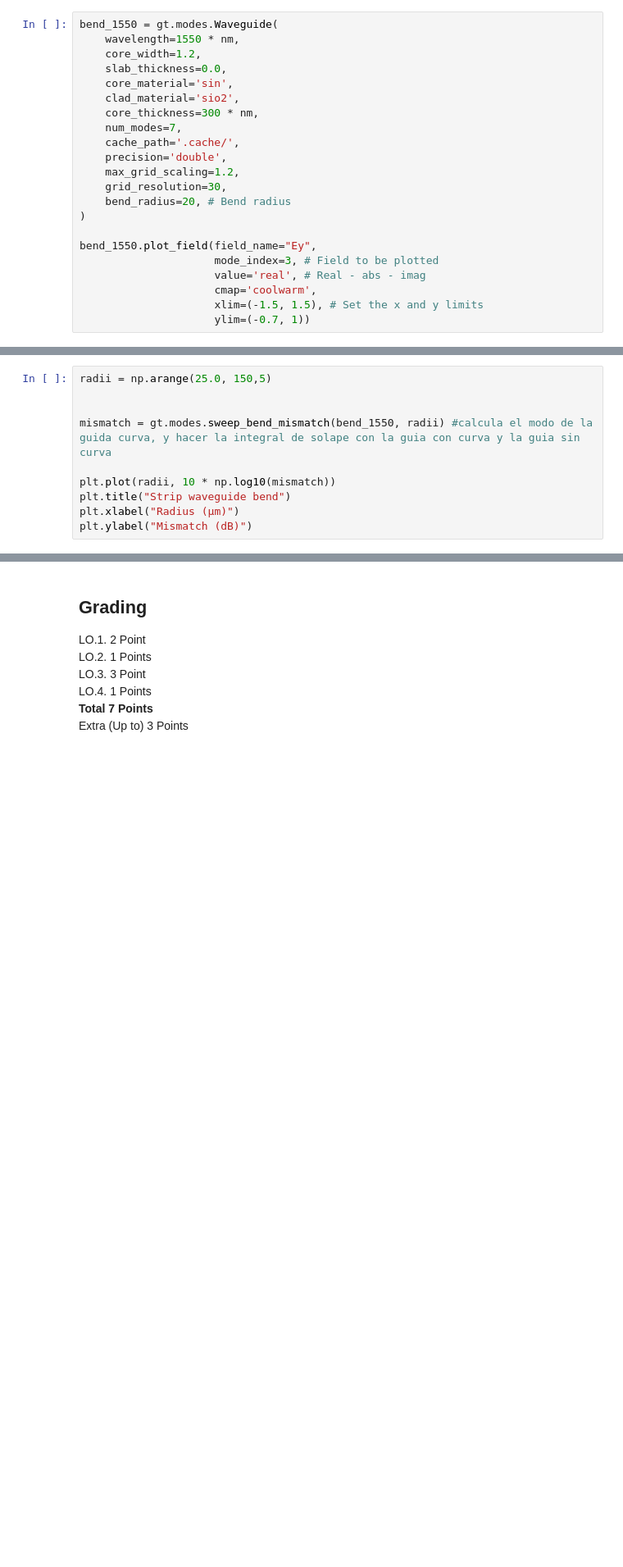
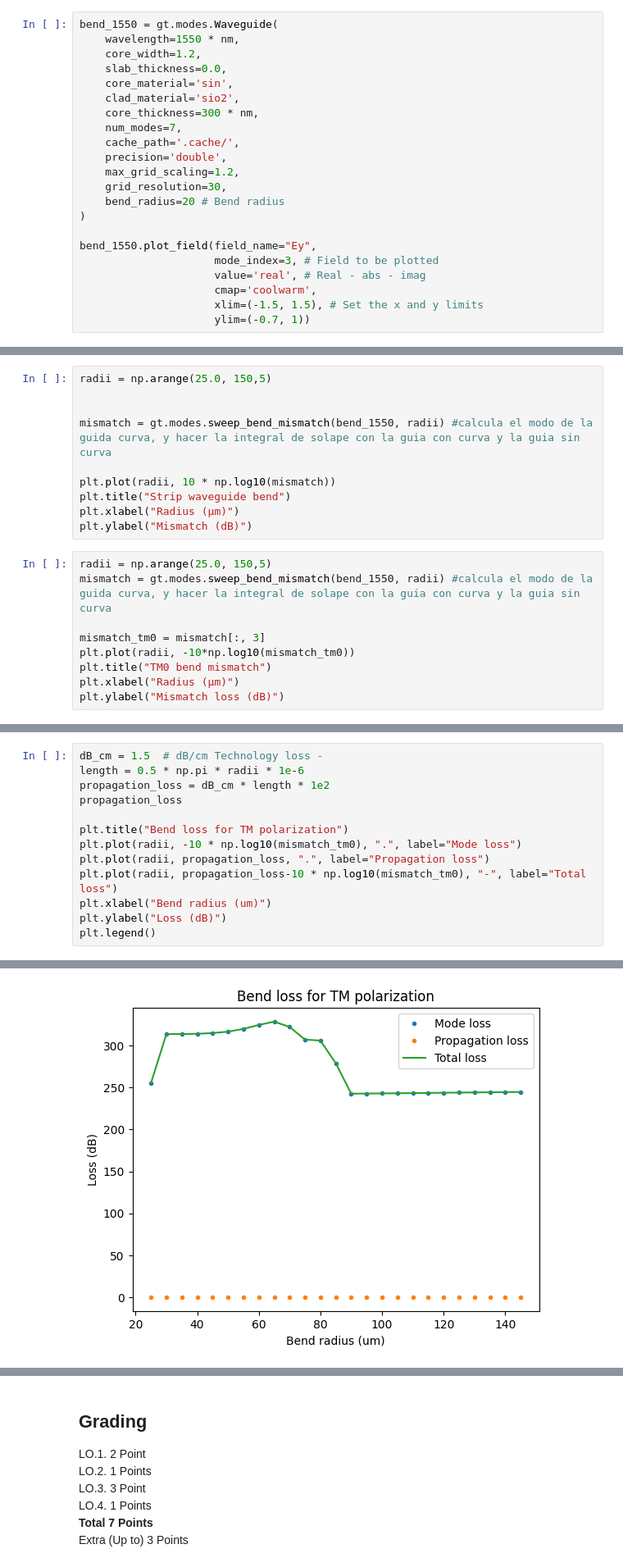
Before and after one commit to RobertoFernandezSevilla/pic-upv-lab1, a Jupyter notebook: WAVEGUIDES_Student.ipynb, the cells around one changed output, grey strips where cells are left out. Shown at 82% size. Saved outputs shown, nothing was run; the diff lists cells and outputs as text; blank space fills up the shorter version.

```diff
--- a/WAVEGUIDES_Student.ipynb
+++ b/WAVEGUIDES_Student.ipynb
@@ -812,7 +812,7 @@ bend_1550 = gt.modes.Waveguide(
     precision='double',
     max_grid_scaling=1.2,
     grid_resolution=30,
-    bend_radius=20, # Bend radius
+    bend_radius=20 # Bend radius
 )
 
 bend_1550.plot_field(field_name="Ey",
@@ -854,3 +859,12 @@ plt.plot(radii, 10 * np.log10(mismatch))
 plt.title("Strip waveguide bend")
 plt.xlabel("Radius (μm)")
 plt.ylabel("Mismatch (dB)")
+# %%
+radii = np.arange(25.0, 150,5)
+mismatch = gt.modes.sweep_bend_mismatch(bend_1550, radii) #calcula el modo de la guida curva, y hacer la integral de solape con la guia con curva y la guia sin curva
+
+mismatch_tm0 = mismatch[:, 3]
+plt.plot(radii, -10*np.log10(mismatch_tm0))
+plt.title("TM0 bend mismatch")
+plt.xlabel("Radius (μm)")
+plt.ylabel("Mismatch loss (dB)")
@@ -856,0 +897,14 @@ plt.ylabel("Mismatch (dB)")
+# %%
+dB_cm = 1.5  # dB/cm Technology loss -
+length = 0.5 * np.pi * radii * 1e-6
+propagation_loss = dB_cm * length * 1e2
+propagation_loss
+
+plt.title("Bend loss for TM polarization")
+plt.plot(radii, -10 * np.log10(mismatch_tm0), ".", label="Mode loss")
+plt.plot(radii, propagation_loss, ".", label="Propagation loss")
+plt.plot(radii, propagation_loss-10 * np.log10(mismatch_tm0), "-", label="Total loss")
+plt.xlabel("Bend radius (um)")
+plt.ylabel("Loss (dB)")
+plt.legend()
+# %% [output]
@@ -857,3 +912,4 @@ plt.ylabel("Mismatch (dB)")
+[figure, added]
 # %% [markdown]
 ## EXTRA
 
```
Also changed, not shown: parts of 5 cells of this notebook, 1 other file.
